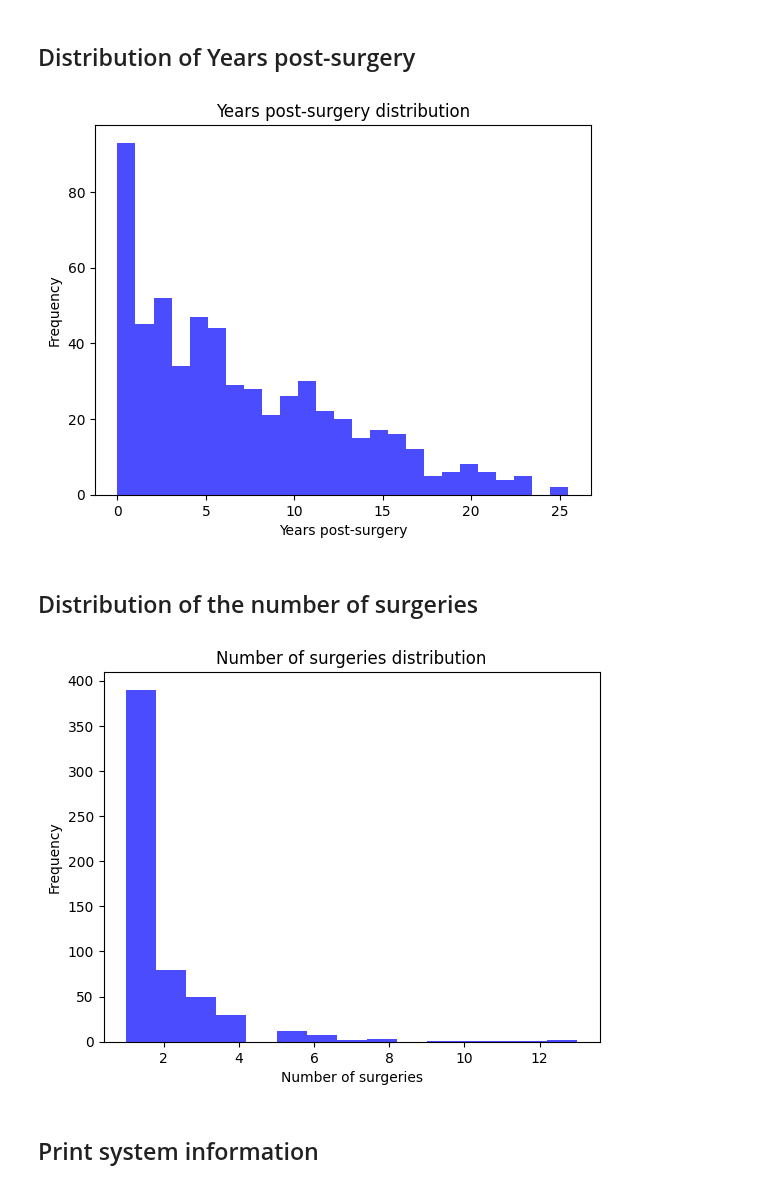
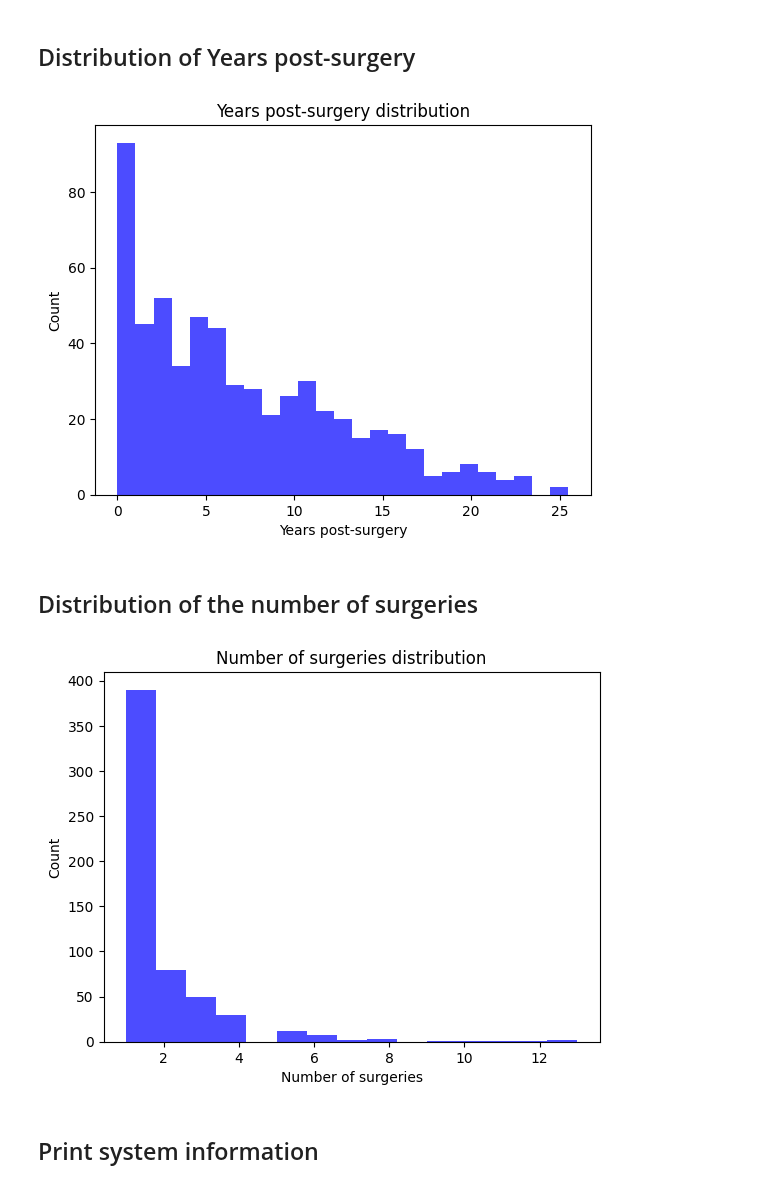
Before and after one commit to AmauryPelzer/Engel-outcome-prediction, a Jupyter notebook: notebooks/1. exploratory/exploratory.ipynb, the cells around one changed output. Drawn from its saved outputs; the diff is of its cells as text; code cells hidden in the pictures.

```diff
--- a/notebooks/1. exploratory/exploratory.ipynb
+++ b/notebooks/1. exploratory/exploratory.ipynb
@@ -387,16 +387,16 @@ Length: 4678, dtype: int64
 # %%
 # Create a histogram
 plt.hist(consolidated_df["eo_yrs_postsurg"], bins=25, color='blue', alpha=0.7)
 
 # Add labels and title
 plt.xlabel('Years post-surgery')
-plt.ylabel('Frequency')
+plt.ylabel('Count')
 plt.title('Years post-surgery distribution')
 
 # Show the plot
 plt.show()
 # %% [output]
-[figure, old version]
+[figure, new version]
 # %% [markdown]
 ## Distribution of the number of surgeries
 # %%
@@ -412,13 +412,13 @@ plt.hist(wide_df["surgical_information"], bins=15, color='blue', alpha=0.7)
 
 # Add labels and title
 plt.xlabel('Number of surgeries')
-plt.ylabel('Frequency')
+plt.ylabel('Count')
 plt.title('Number of surgeries distribution')
 
 # Show the plot
 plt.show()
 # %% [output]
-[figure, old version]
+[figure, new version]
 # %% [markdown]
 ## Print system information
 # %%
```
Also changed, not shown: parts of 3 cells of this notebook, 1 other file.
